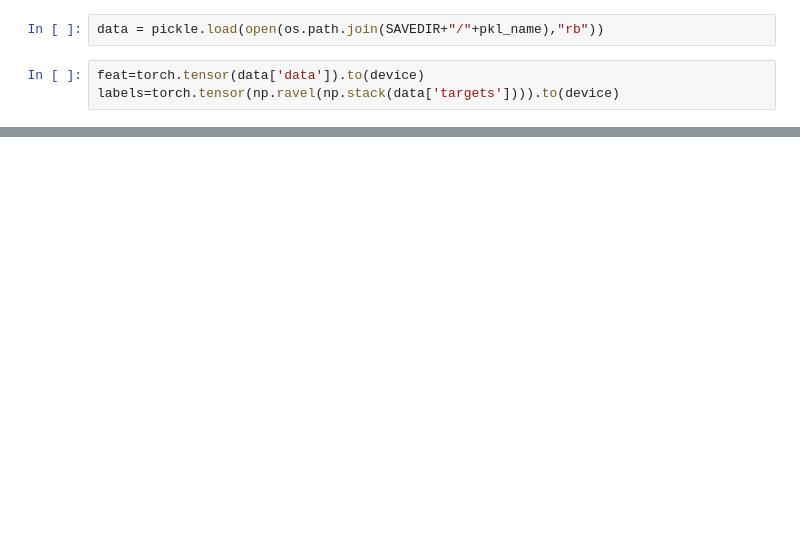
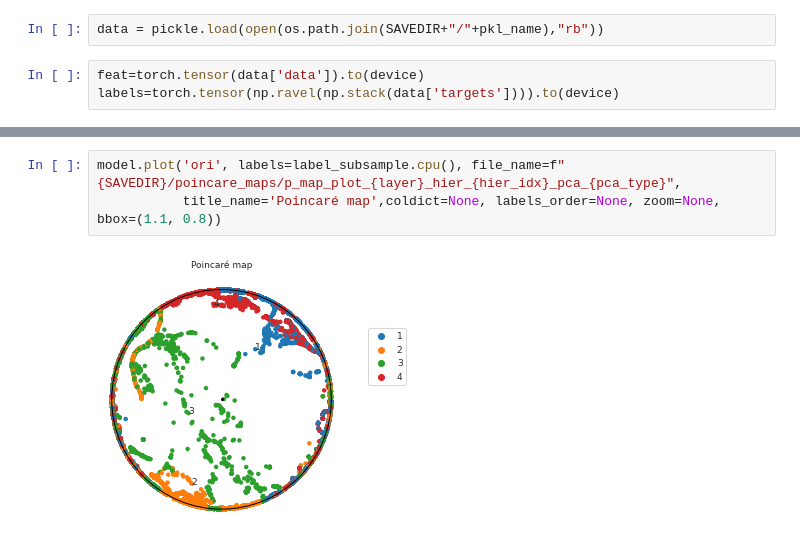
Before and after one commit to eghbalhosseini/neural_manifolds, a Jupyter notebook: test_p_map_on_KNN_data.ipynb, the cells around one changed output, grey strips where cells are left out. Saved outputs shown, nothing was run; the diff lists cells and outputs as text; blank space fills up the shorter version.

```diff
--- a/test_p_map_on_KNN_data.ipynb
+++ b/test_p_map_on_KNN_data.ipynb
@@ -59,0 +85,5 @@ label_subsample=labels[samples]
+# %%
+model.plot('ori', labels=label_subsample.cpu(), file_name=f"{SAVEDIR}/poincare_maps/p_map_plot_{layer}_hier_{hier_idx}_pca_{pca_type}",
+           title_name='Poincaré map',coldict=None, labels_order=None, zoom=None, bbox=(1.1, 0.8))
+# %% [output]
+[figure, added]
```
Also changed, not shown: parts of 17 cells of this notebook, 1 other file.
